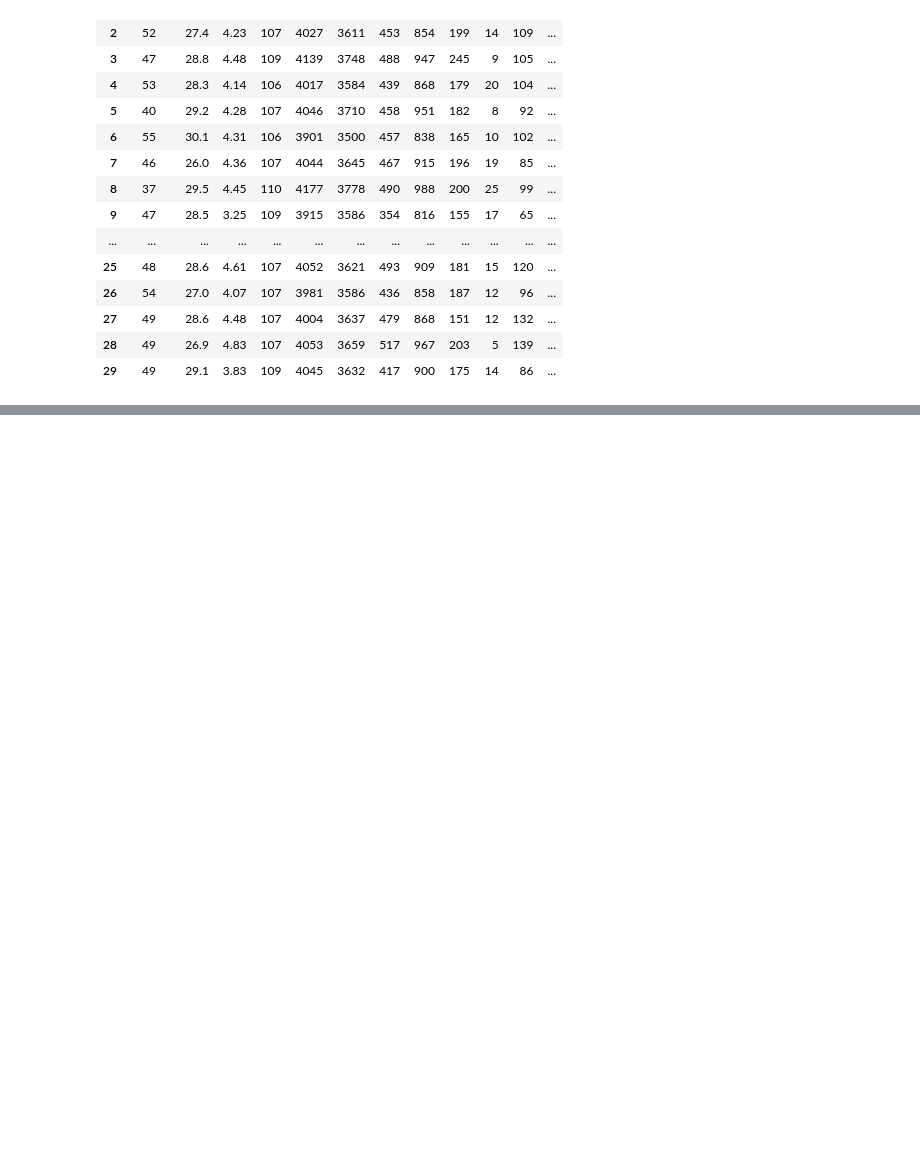
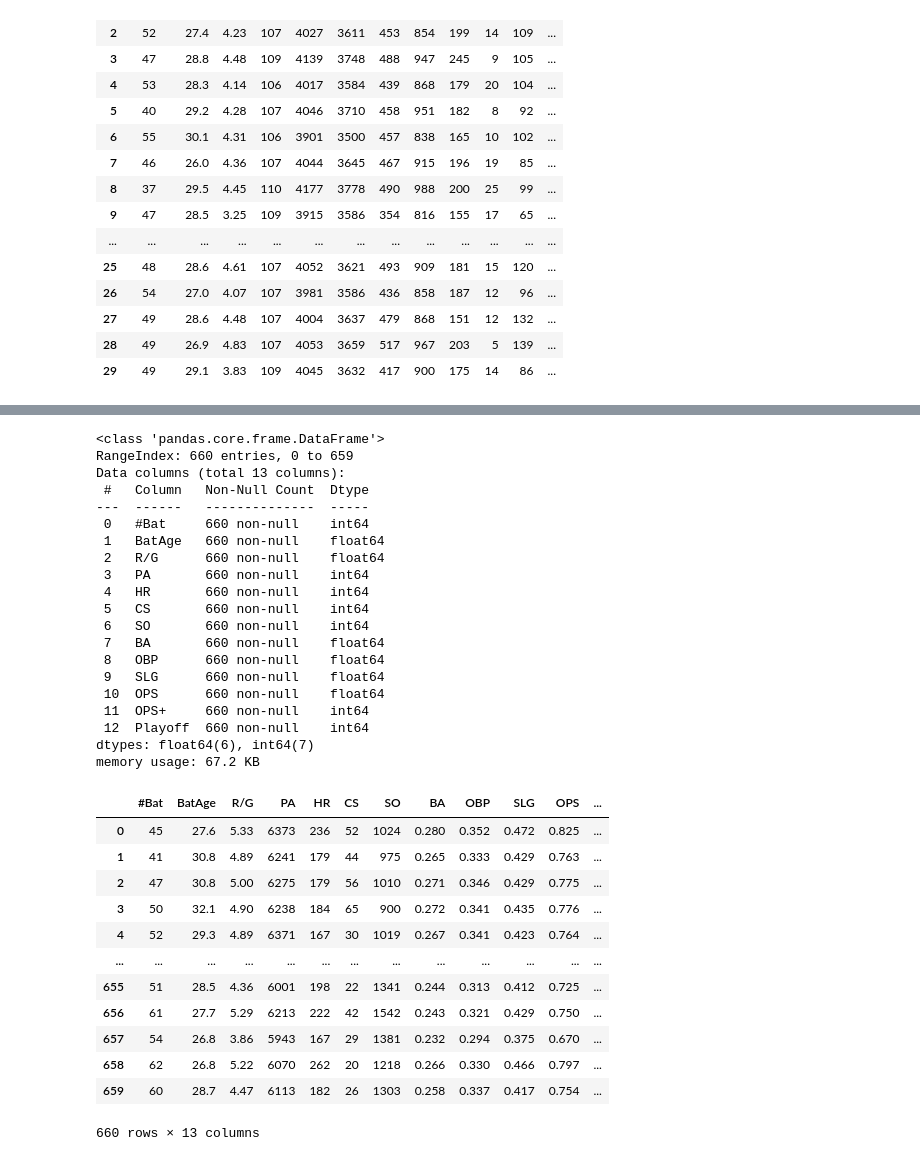
Before and after one commit to the-data-science-union/DSU-S2022-MLB, a Jupyter notebook: Code and Work/Hitting/Standard Batting/MachinlearningStandardHitting.ipynb, the cells around one changed output, grey strips where cells are left out. Saved outputs shown, nothing was run; the diff lists cells and outputs as text; code cells hidden in the pictures; blank space fills up the shorter version.

```diff
--- a/Code and Work/Hitting/Standard Batting/MachinlearningStandardHitting.ipynb
+++ b/Code and Work/Hitting/Standard Batting/MachinlearningStandardHitting.ipynb
@@ -743,3 +668,41 @@ vif_data
+# %%
+test1 = standard.drop(['Year', 'Tm', 'G','R', 'H','2B','SH','SF','IBB','LOB','GDP','3B','AB','RBI','SB','BB','HBP','TB'], axis = 1)
+test1.info()
+test1
+# %% [output]
+<class 'pandas.core.frame.DataFrame'>
+RangeIndex: 660 entries, 0 to 659
+Data columns (total 13 columns):
+ #   Column   Non-Null Count  Dtype
+---  ------   --------------  -----
+ 0   #Bat     660 non-null    int64
+ 1   BatAge   660 non-null    float64
+ 2   R/G      660 non-null    float64
+ 3   PA       660 non-null    int64
+ 4   HR       660 non-null    int64
+ 5   CS       660 non-null    int64
+ 6   SO       660 non-null    int64
+ 7   BA       660 non-null    float64
+ 8   OBP      660 non-null    float64
+ 9   SLG      660 non-null    float64
+ 10  OPS      660 non-null    float64
+ 11  OPS+     660 non-null    int64
+ 12  Playoff  660 non-null    int64
+dtypes: float64(6), int64(7)
+memory usage: 67.2 KB
+|  | #Bat | BatAge | R/G | PA | HR | CS | SO | BA | OBP | SLG | OPS | ... |
+| 0 | 45 | 27.6 | 5.33 | 6373 | 236 | 52 | 1024 | 0.280 | 0.352 | 0.472 | 0.825 | ... |
+| 1 | 41 | 30.8 | 4.89 | 6241 | 179 | 44 | 975 | 0.265 | 0.333 | 0.429 | 0.763 | ... |
+| 2 | 47 | 30.8 | 5.00 | 6275 | 179 | 56 | 1010 | 0.271 | 0.346 | 0.429 | 0.775 | ... |
+| 3 | 50 | 32.1 | 4.90 | 6238 | 184 | 65 | 900 | 0.272 | 0.341 | 0.435 | 0.776 | ... |
+| 4 | 52 | 29.3 | 4.89 | 6371 | 167 | 30 | 1019 | 0.267 | 0.341 | 0.423 | 0.764 | ... |
+| ... | ... | ... | ... | ... | ... | ... | ... | ... | ... | ... | ... | ... |
+| 655 | 51 | 28.5 | 4.36 | 6001 | 198 | 22 | 1341 | 0.244 | 0.313 | 0.412 | 0.725 | ... |
+| 656 | 61 | 27.7 | 5.29 | 6213 | 222 | 42 | 1542 | 0.243 | 0.321 | 0.429 | 0.750 | ... |
+| 657 | 54 | 26.8 | 3.86 | 5943 | 167 | 29 | 1381 | 0.232 | 0.294 | 0.375 | 0.670 | ... |
+| 658 | 62 | 26.8 | 5.22 | 6070 | 262 | 20 | 1218 | 0.266 | 0.330 | 0.466 | 0.797 | ... |
+| 659 | 60 | 28.7 | 4.47 | 6113 | 182 | 26 | 1303 | 0.258 | 0.337 | 0.417 | 0.754 | ... |
+660 rows × 13 columns
 # %%
 #New heatmap
 #Correlation Matrix:
```
Also changed, not shown: parts of 38 cells of this notebook.
